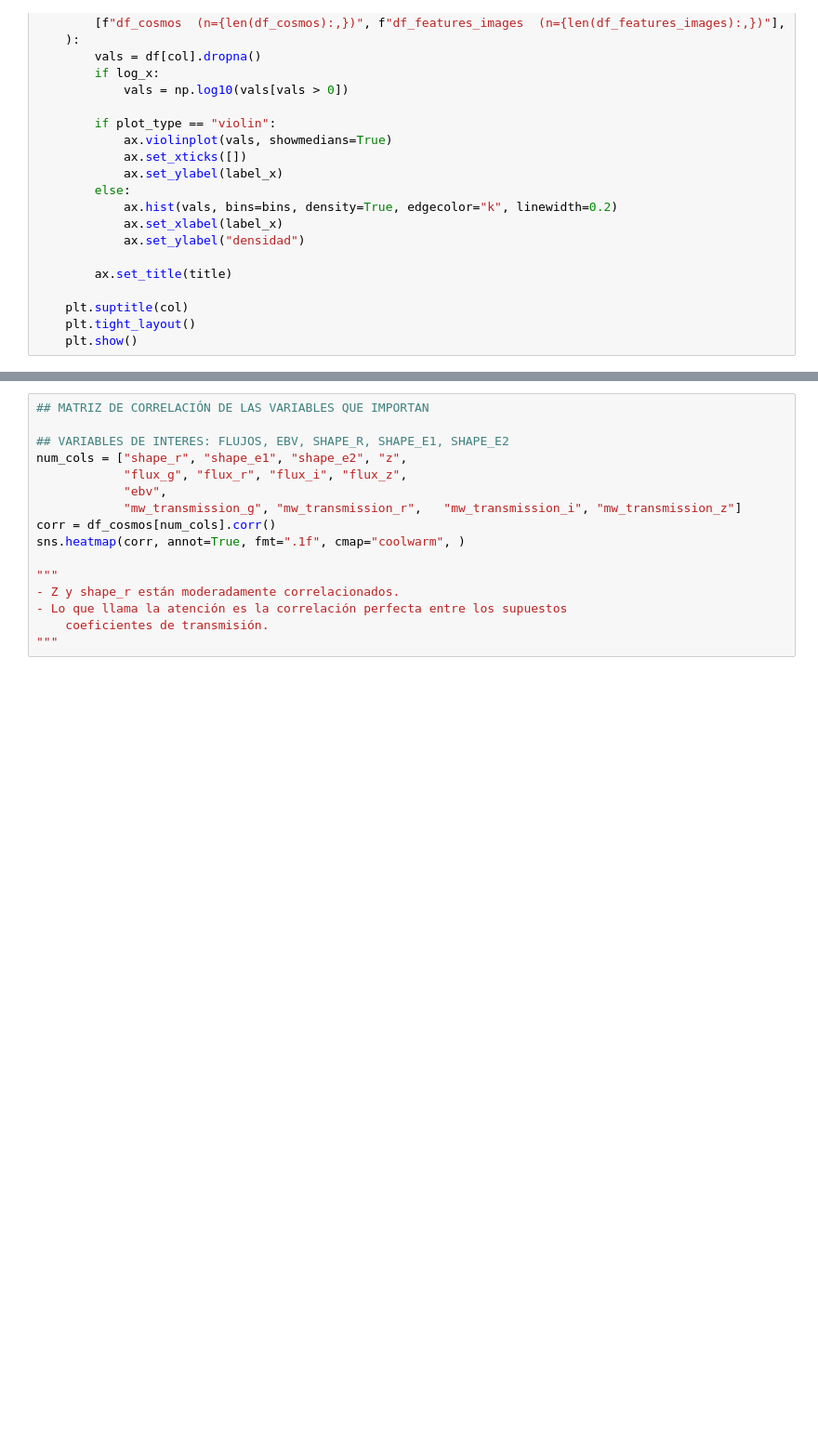
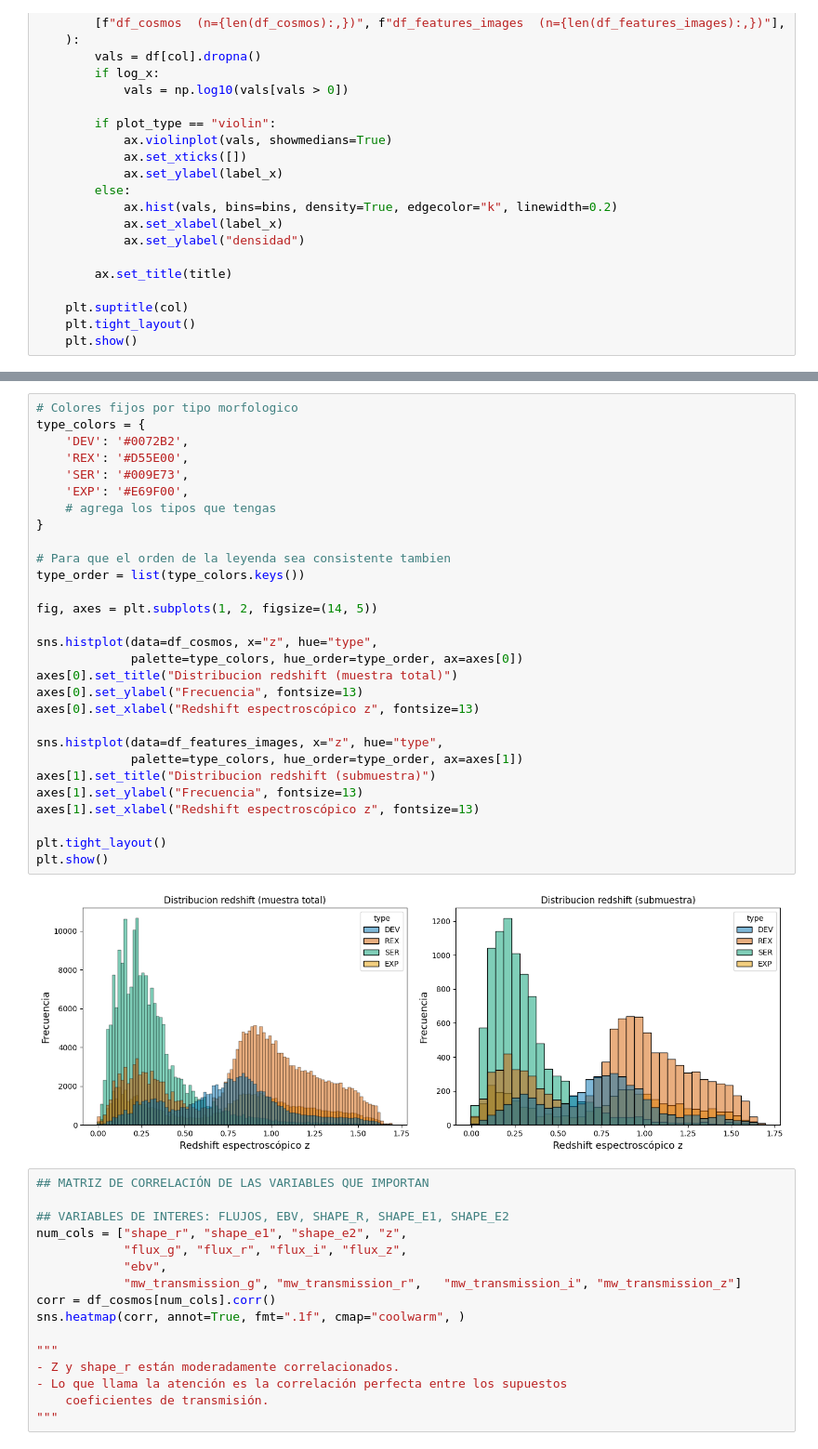
Before and after one commit to Tamaracarrasco/AS4501-Proyect, a Jupyter notebook: scripts/eda/eda_20260619.ipynb, the cells around one changed output, grey strips where cells are left out. Shown at 93% size. Drawn from its saved outputs; the diff is of its cells as text; blank space fills up the shorter version.

```diff
--- a/scripts/eda/eda_20260619.ipynb
+++ b/scripts/eda/eda_20260619.ipynb
@@ -180,3 +184,34 @@ plt.show()
+# %%
+# Colores fijos por tipo morfologico
+type_colors = {
+    'DEV': '#0072B2',
+    'REX': '#D55E00',
+    'SER': '#009E73',
+    'EXP': '#E69F00',
+    # agrega los tipos que tengas
+}
+
+# Para que el orden de la leyenda sea consistente tambien
+type_order = list(type_colors.keys())
+
+fig, axes = plt.subplots(1, 2, figsize=(14, 5))
+
+sns.histplot(data=df_cosmos, x="z", hue="type",
+             palette=type_colors, hue_order=type_order, ax=axes[0])
+axes[0].set_title("Distribucion redshift (muestra total)")
+axes[0].set_ylabel("Frecuencia", fontsize=13)
+axes[0].set_xlabel("Redshift espectroscópico z", fontsize=13)
+
+sns.histplot(data=df_features_images, x="z", hue="type",
+             palette=type_colors, hue_order=type_order, ax=axes[1])
+axes[1].set_title("Distribucion redshift (submuestra)")
+axes[1].set_ylabel("Frecuencia", fontsize=13)
+axes[1].set_xlabel("Redshift espectroscópico z", fontsize=13)
+
+plt.tight_layout()
+plt.show()
+# %% [output]
+[figure, added]
 # %%
 ## MATRIZ DE CORRELACIÓN DE LAS VARIABLES QUE IMPORTAN
 
```
Also changed, not shown: parts of 7 cells of this notebook.
